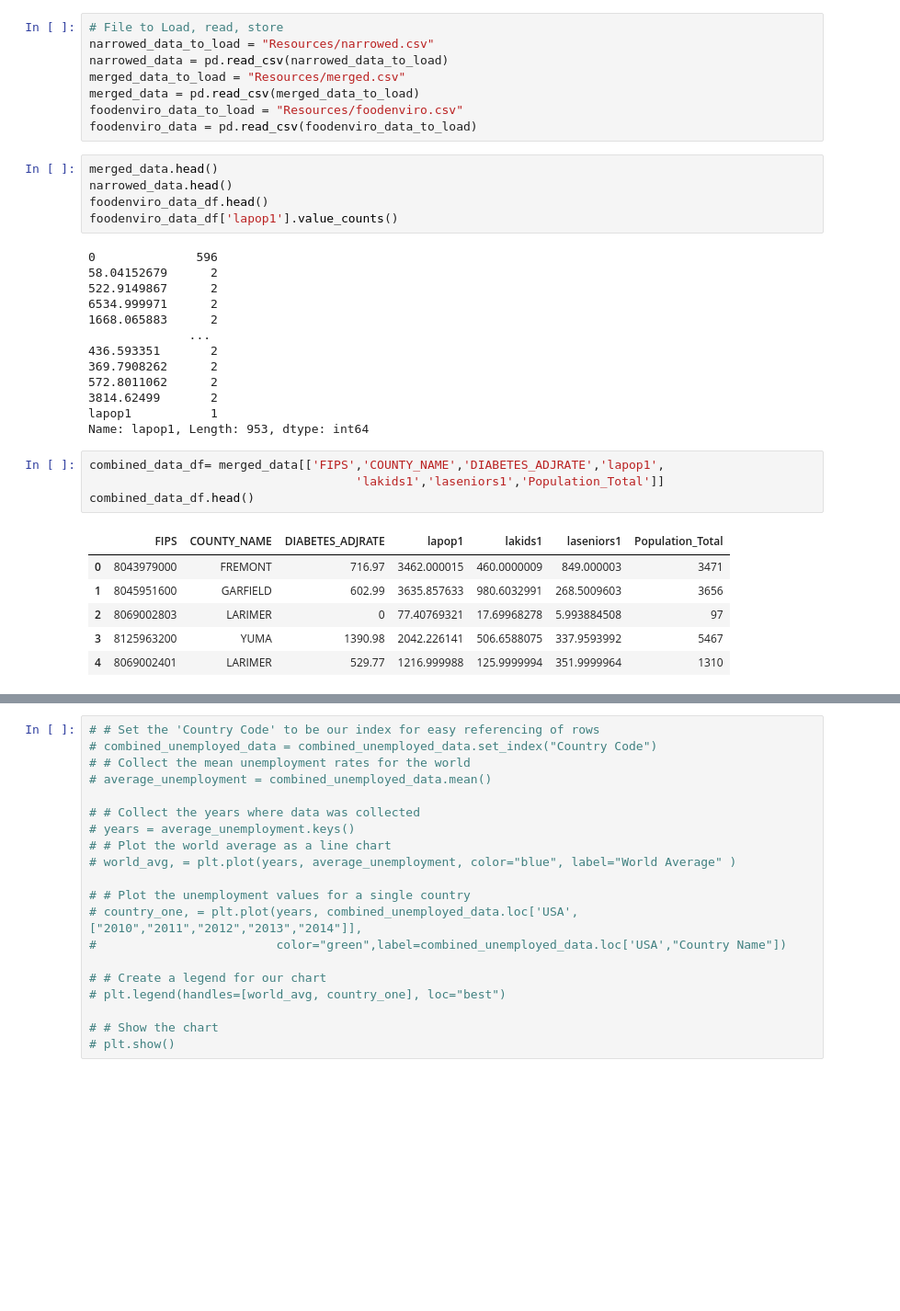
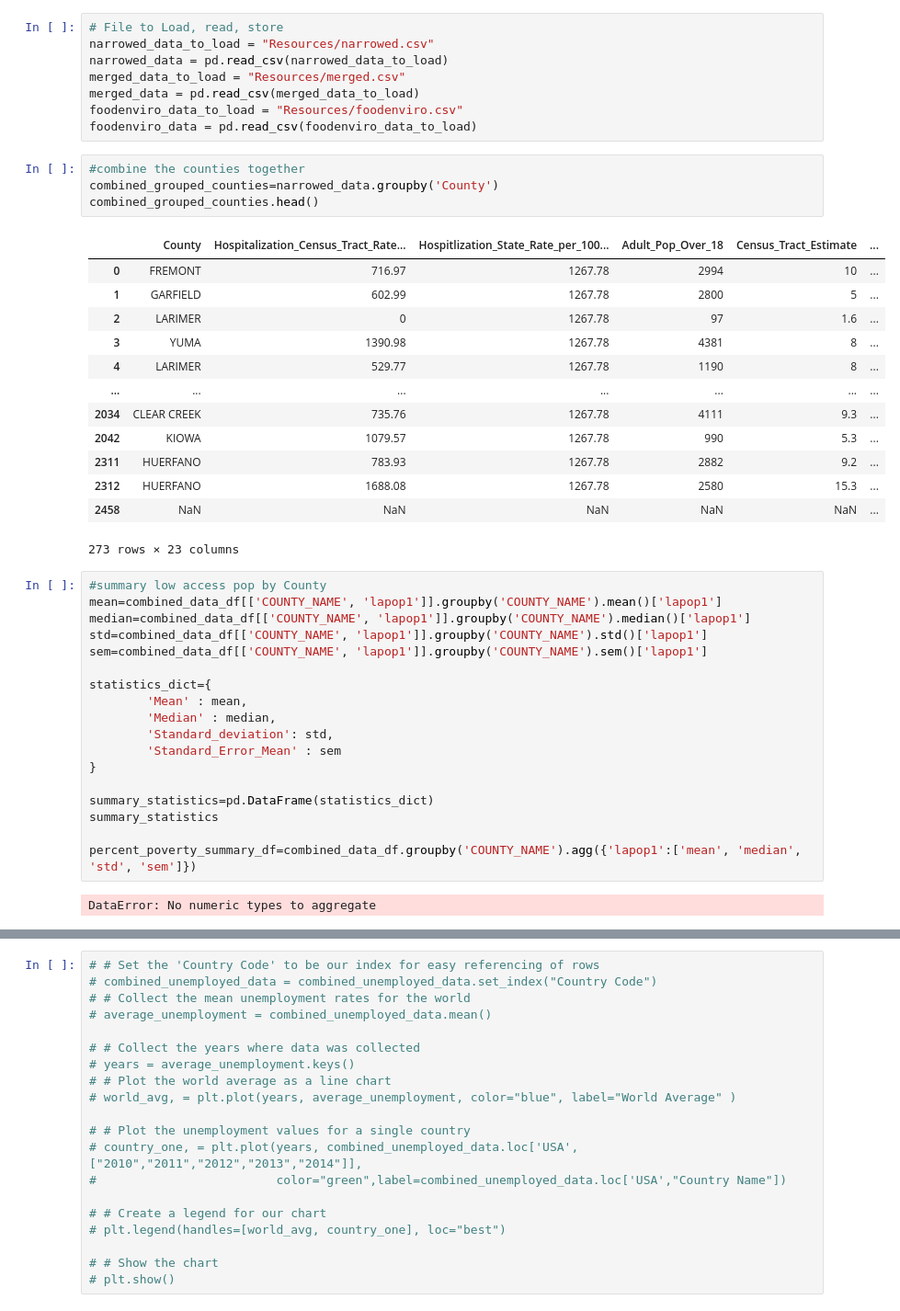
Before and after one commit to Ryan-Eberle/Diabetes-Demographics-in-Colorado, a Jupyter notebook: Diabetes_age_analysis.ipynb, the cells around one changed output, grey strips where cells are left out. Shown at 92% size. Saved outputs shown, nothing was run; the diff lists cells and outputs as text; blank space fills up the shorter version.

Commit message:
commiting to find error

```diff
--- a/Diabetes_age_analysis.ipynb
+++ b/Diabetes_age_analysis.ipynb
@@ -17,32 +17,41 @@ merged_data_to_load = "Resources/merged.csv"
 merged_data = pd.read_csv(merged_data_to_load)
 foodenviro_data_to_load = "Resources/foodenviro.csv"
 foodenviro_data = pd.read_csv(foodenviro_data_to_load)
-# %%
-merged_data.head()
-narrowed_data.head()
-foodenviro_data_df.head()
-foodenviro_data_df['lapop1'].value_counts()
-# %% [output]
-0              596
-58.04152679      2
-522.9149867      2
-6534.999971      2
-1668.065883      2
-              ...
-436.593351       2
-369.7908262      2
-572.8011062      2
-3814.62499       2
-lapop1           1
-Name: lapop1, Length: 953, dtype: int64
-# %%
-combined_data_df= merged_data[['FIPS','COUNTY_NAME','DIABETES_ADJRATE','lapop1',
-                                     'lakids1','laseniors1','Population_Total']]
-combined_data_df.head()
-# %% [output]
-|  | FIPS | COUNTY_NAME | DIABETES_ADJRATE | lapop1 | lakids1 | laseniors1 | Population_Total |
-| 0 | 8043979000 | FREMONT | 716.97 | 3462.000015 | 460.0000009 | 849.000003 | 3471 |
-| 1 | 8045951600 | GARFIELD | 602.99 | 3635.857633 | 980.6032991 | 268.5009603 | 3656 |
-| 2 | 8069002803 | LARIMER | 0 | 77.40769321 | 17.69968278 | 5.993884508 | 97 |
-| 3 | 8125963200 | YUMA | 1390.98 | 2042.226141 | 506.6588075 | 337.9593992 | 5467 |
-| 4 | 8069002401 | LARIMER | 529.77 | 1216.999988 | 125.9999994 | 351.9999964 | 1310 |
+# %%
+#combine the counties together
+combined_grouped_counties=narrowed_data.groupby('County')
+combined_grouped_counties.head()
+# %% [output]
+|  | County | Hospitalization_Census_Tract_Rate... | Hospitlization_State_Rate_per_100... | Adult_Pop_Over_18 | Census_Tract_Estimate | ... |
+| 0 | FREMONT | 716.97 | 1267.78 | 2994 | 10 | ... |
+| 1 | GARFIELD | 602.99 | 1267.78 | 2800 | 5 | ... |
+| 2 | LARIMER | 0 | 1267.78 | 97 | 1.6 | ... |
+| 3 | YUMA | 1390.98 | 1267.78 | 4381 | 8 | ... |
+| 4 | LARIMER | 529.77 | 1267.78 | 1190 | 8 | ... |
+| ... | ... | ... | ... | ... | ... | ... |
+| 2034 | CLEAR CREEK | 735.76 | 1267.78 | 4111 | 9.3 | ... |
+| 2042 | KIOWA | 1079.57 | 1267.78 | 990 | 5.3 | ... |
+| 2311 | HUERFANO | 783.93 | 1267.78 | 2882 | 9.2 | ... |
+| 2312 | HUERFANO | 1688.08 | 1267.78 | 2580 | 15.3 | ... |
+| 2458 | NaN | NaN | NaN | NaN | NaN | ... |
+273 rows × 23 columns
+# %%
+#summary low access pop by County
+mean=combined_data_df[['COUNTY_NAME', 'lapop1']].groupby('COUNTY_NAME').mean()['lapop1']
+median=combined_data_df[['COUNTY_NAME', 'lapop1']].groupby('COUNTY_NAME').median()['lapop1']
+std=combined_data_df[['COUNTY_NAME', 'lapop1']].groupby('COUNTY_NAME').std()['lapop1']
+sem=combined_data_df[['COUNTY_NAME', 'lapop1']].groupby('COUNTY_NAME').sem()['lapop1']
+
+statistics_dict={
+        'Mean' : mean,
+        'Median' : median,
+        'Standard_deviation': std,
+        'Standard_Error_Mean' : sem
+}
+
+summary_statistics=pd.DataFrame(statistics_dict)
+summary_statistics
+
+percent_poverty_summary_df=combined_data_df.groupby('COUNTY_NAME').agg({'lapop1':['mean', 'median', 'std', 'sem']})
+# %% [output]
+DataError: No numeric types to aggregate
```
Also changed, not shown: parts of 8 cells of this notebook, 1 other file.
